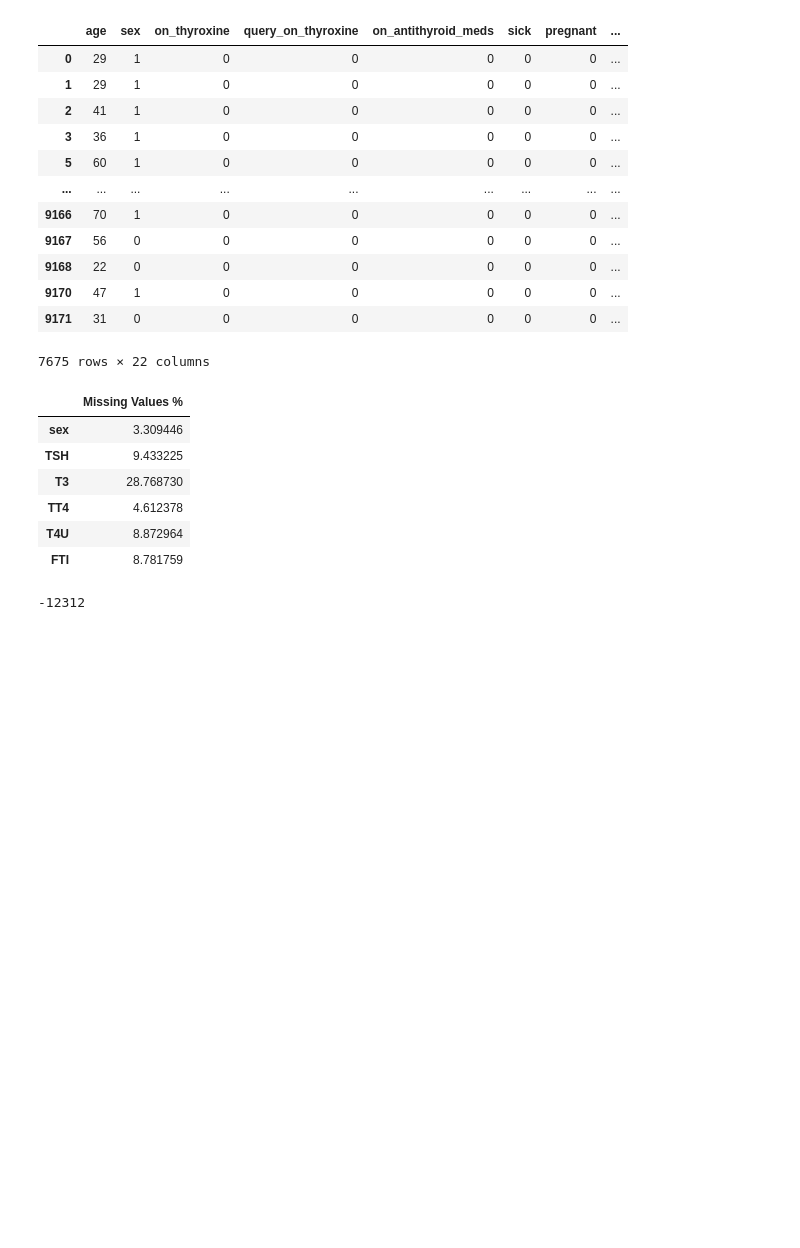
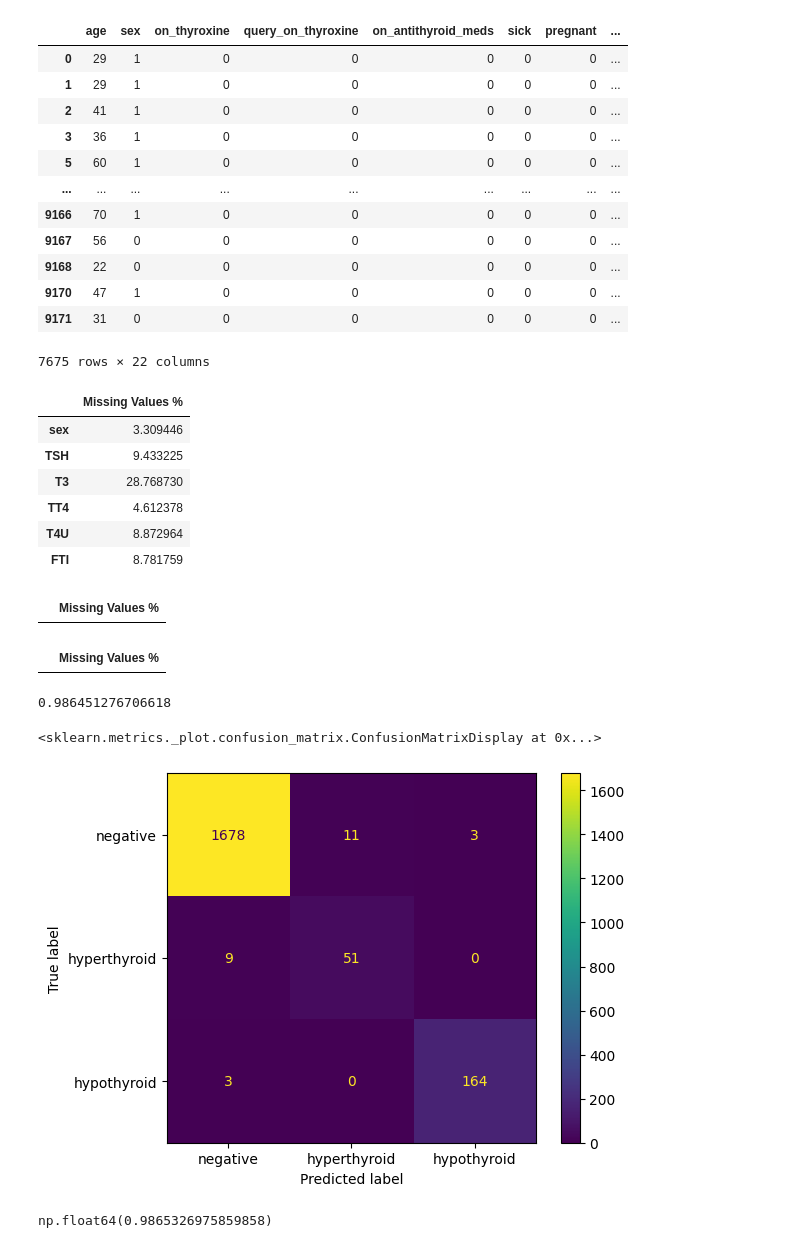
Before and after one commit to Kepins/ByteBots-Hackathon2024, a Jupyter notebook: main.ipynb, the cells around one changed output. Drawn from its saved outputs; the diff is of its cells as text; code cells hidden in the pictures; blank space fills up the shorter version.

Commit message:
Tree model

```diff
--- a/main.ipynb
+++ b/main.ipynb
@@ -284,24 +287,76 @@ nulls_df
 | T4U | 8.872964 |
 | FTI | 8.781759 |
 # %%
-from functools import lru_cache
+from random import random, seed
 
-def get_impute_function(df, col, target):
+seed(1337)
+
+def get_impute_value(df, col, target):
     match col:
-        case ["age", "TSH", "T3", "TT4", "T4U", "FTI", "target"]:
+        case "age" | "TSH" | "T3" | "TT4" | "T4U" | "FTI" | "target":
             median_for_target = df.loc[df['target'] == target][col].median()
-            return lambda: median_for_target
+            return median_for_target
         case _:
-            return lambda: -12312
+            prob = df.loc[df['target'] == target][col].value_counts(normalize=True)
+            return 1 if random() < prob[1] else 0
 
 def imputed_df(df):
+    df = df.copy()
     null_cols = df.columns[df.isnull().any()]
     for null_col in null_cols:
         print(f"Imputing column: {null_col}")
-
-        df[null_col] = df.apply(lambda x: get_impute_function(df, x[null_col], x["target"]))
+        df[null_col] = df.apply(
+            lambda row: get_impute_value(df, null_col, row["target"]) if pd.isnull(row[null_col]) else row[null_col],
+            axis=1
+        )
     return df
-
-get_impute_function(df, "TSH", 1)()
-# %% [output]
--12312
+# %%
+null_cols = df.columns[df.isnull().any()]
+nulls_df = df.loc[:, null_cols]
+nulls_df = pd.DataFrame(nulls_df.isna().sum()/df.shape[0]*100)
+nulls_df = nulls_df.rename(columns={0: 'Missing Values %'})
+nulls_df
+# %% [output]
+|  | Missing Values % |
+# %%
+df = imputed_df(df)
+# %%
+null_cols = df.columns[df.isnull().any()]
+nulls_df = df.loc[:, null_cols]
+nulls_df = pd.DataFrame(nulls_df.isna().sum()/df.shape[0]*100)
+nulls_df = nulls_df.rename(columns={0: 'Missing Values %'})
+nulls_df
+# %% [output]
+|  | Missing Values % |
+# %%
+from sklearn.model_selection import train_test_split
+
+X = df.drop('target', axis=1).copy()
+y = df['target'].copy()
+X_train, X_test, y_train, y_test = train_test_split(X, y, random_state=42, stratify=y)
+# %%
+from sklearn import tree
+clf = tree.DecisionTreeClassifier()
+
+clf = clf.fit(X_train, y_train)
+# %%
+y_test_pred = clf.predict(X_test)
+clf.score(X_test, y_test)
+# %% [output]
+0.986451276706618
+# %%
+from sklearn.metrics import confusion_matrix, ConfusionMatrixDisplay
+
+labels = ["negative", "hyperthyroid", "hypothyroid"]
+
+disp = ConfusionMatrixDisplay(confusion_matrix = confusion_matrix(y_test, y_test_pred), display_labels=labels)
+disp.plot()
+# %% [output]
+<sklearn.metrics._plot.confusion_matrix.ConfusionMatrixDisplay at 0x...>
+[figure, added]
+# %%
+from sklearn.metrics import f1_score
+
+f1_score(y_test , y_test_pred,average = 'weighted')
+# %% [output]
+np.float64(0.9865326975859858)
```
Also changed, not shown: parts of 1 cell of this notebook.
